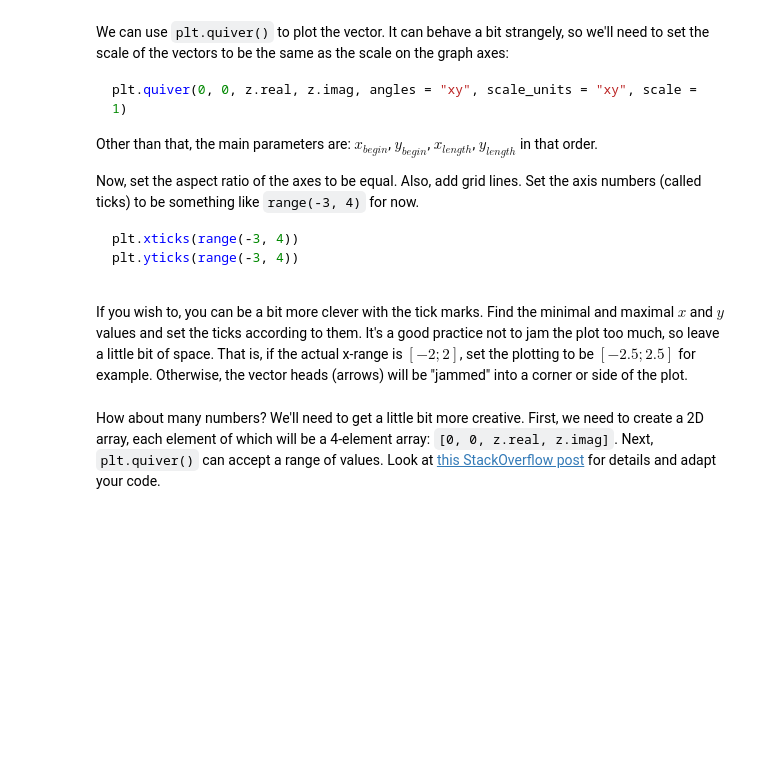
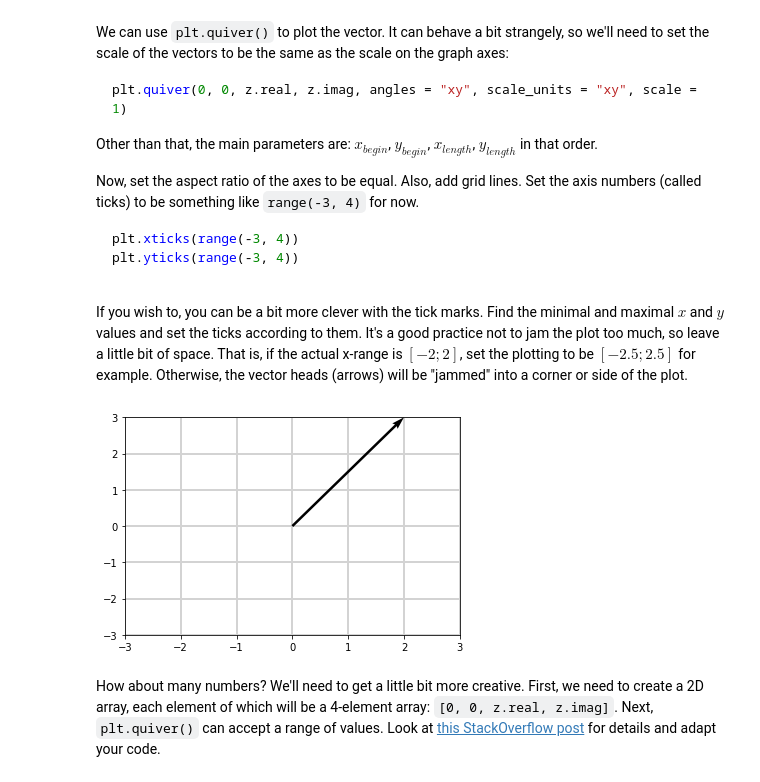
Before and after one commit to powerslider/ai_softuni, a Jupyter notebook: 01_Math_Concepts_For_Developers/04. Basic-Algebra-Exercise/Basic Algebra Exercise.ipynb, the cells around one changed output. Cells and saved outputs as stored; diff of their text form; code cells hidden in the pictures; blank space fills up the shorter version.

```diff
--- a/01_Math_Concepts_For_Developers/04. Basic-Algebra-Exercise/Basic Algebra Exercise.ipynb
+++ b/01_Math_Concepts_For_Developers/04. Basic-Algebra-Exercise/Basic Algebra Exercise.ipynb
@@ -187,11 +187,16 @@ If you wish to, you can be a bit more clever with the tick marks. Find the minim
 # %%
 def plot_complex_number(z):
     """
     Plots the complex number z as a radius vector in the 2D space
     """
-    # Write your code here
-    pass
+    ax = plt.gca()
+    ax.grid(color='lightgrey', linestyle='-', linewidth=2, zorder=0)
+    ax.quiver(0, 0, z.real, z.imag, angles = "xy", scale_units = "xy", scale = 1, zorder=3)
+    plt.xticks(range(-3, 4))
+    plt.yticks(range(-3, 4))
 
 plot_complex_number(2 + 3j)
+# %% [output]
+[figure, added]
 # %% [markdown]
 How about many numbers? We'll need to get a little bit more creative. First, we need to create a 2D array, each element of which will be a 4-element array: `[0, 0, z.real, z.imag]`. Next, `plt.quiver()` can accept a range of values. Look at [this StackOverflow post](https://stackoverflow.com/questions/12265234/how-to-plot-2d-math-vectors-with-matplotlib) for details and adapt your code.
```
Also changed, not shown: parts of 10 cells of this notebook.
